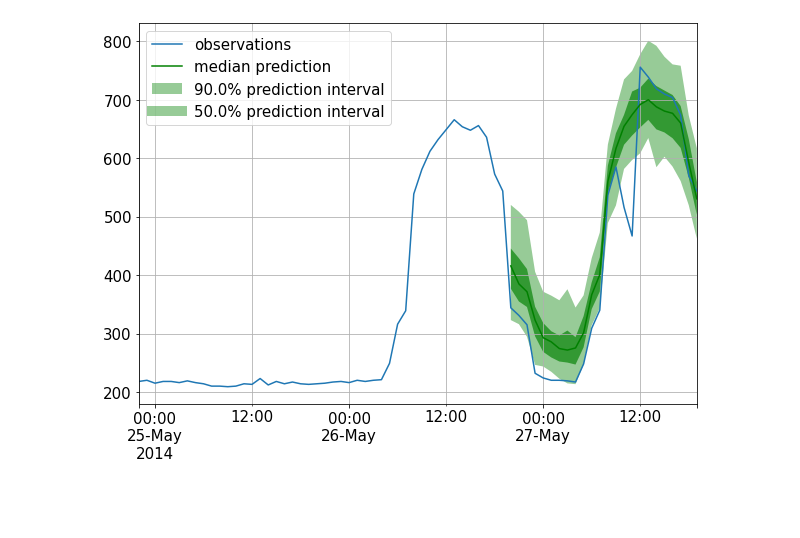
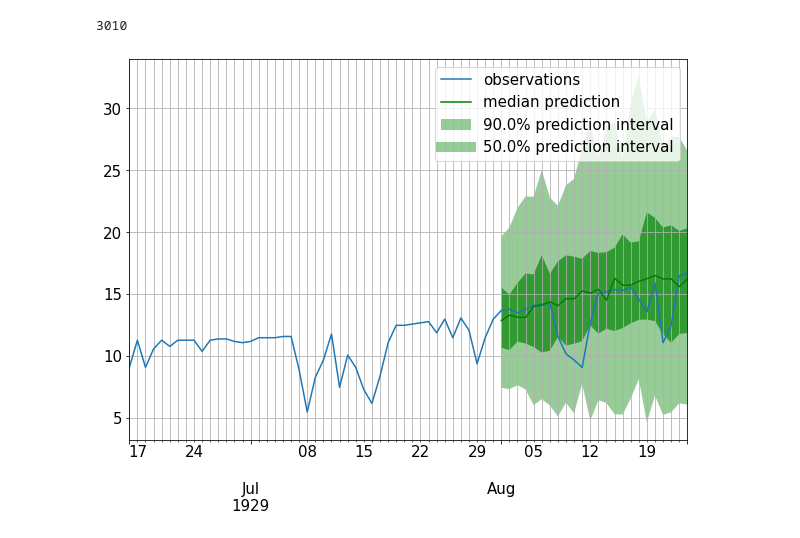
Before and after one commit to kashif/pytorch-transformer-ts, a Jupyter notebook: transformer/transformer.ipynb, the cells around one changed output. Cells and saved outputs as stored; diff of their text form; code cells hidden in the pictures; blank space fills up the shorter version.

Commit message:
train on 2 datasets

```diff
--- a/transformer/transformer.ipynb
+++ b/transformer/transformer.ipynb
@@ -781,10 +904,10 @@ estimator = TransformerEstimator(
 )
 # %%
 predictor = estimator.train(
-    training_data=dataset.train,
-    validation_data=dataset.test,
-    num_workers=16,
-    shuffle_buffer_length=1024
+    training_data=train_ds,
+    validation_data=val_ds,
+    num_workers=4,
+    shuffle_buffer_length=1024,
 )
 # %% [output]
 GPU available: True, used: True
@@ -815,7 +939,7 @@ Epoch 10, global step 1099: val_loss reached 5.14227 (best 5.14227), saving mode
 ... (9 outputs left out)
 # %%
 forecast_it, ts_it = make_evaluation_predictions(
-    dataset=dataset.test,
+    dataset=test_ds_2,
     predictor=predictor
 )
 # %%
@@ -851,13 +995,12 @@ plt.figure(figsize=(20, 15))
 date_formater = mdates.DateFormatter('%b, %d')
 plt.rcParams.update({'font.size': 15})
 
-for idx, (forecast, ts) in islice(enumerate(zip(forecasts, tss)), 9):
+for idx, (forecast, ts) in islice(enumerate(zip(forecasts, tss)),9):
     ax = plt.subplot(3, 3, idx+1)
 
-    plt.plot(ts[-4 * dataset.metadata.prediction_length:], label="target", )
+    ts[-4 * 24:].plot(ax=ax, label="target", )
     forecast.plot( color='g')
     plt.xticks(rotation=60)
-    ax.xaxis.set_major_formatter(date_formater)
 
 plt.gcf().tight_layout()
 plt.legend()
@@ -866,0 +1010,15 @@ plt.show()
+# %%
+plt.figure(figsize=(20, 15))
+date_formater = mdates.DateFormatter('%b, %d')
+plt.rcParams.update({'font.size': 15})
+
+for idx, (forecast, ts) in islice(enumerate(zip(forecasts, tss)),9):
+    ax = plt.subplot(3, 3, idx+1)
+
+    ts[-4 * 24:].plot(ax=ax, label="target", )
+    forecast.plot( color='g')
+    plt.xticks(rotation=60)
+
+plt.gcf().tight_layout()
+plt.legend()
+plt.show()
@@ -876,8 +1036,12 @@ def plot_prob_forecasts(ts_entry, forecast_entry):
     plt.grid(which="both")
     plt.legend(legend, loc="best")
     plt.show()
+# %%
+len(tss)
+# %% [output]
+3010
 # %%
-index = 123
+index = 2321
 plot_prob_forecasts(tss[index], forecasts[index])
 # %% [output]
-[figure, old version]
+[figure, new version]
```
Also changed, not shown: parts of 25 cells of this notebook.
